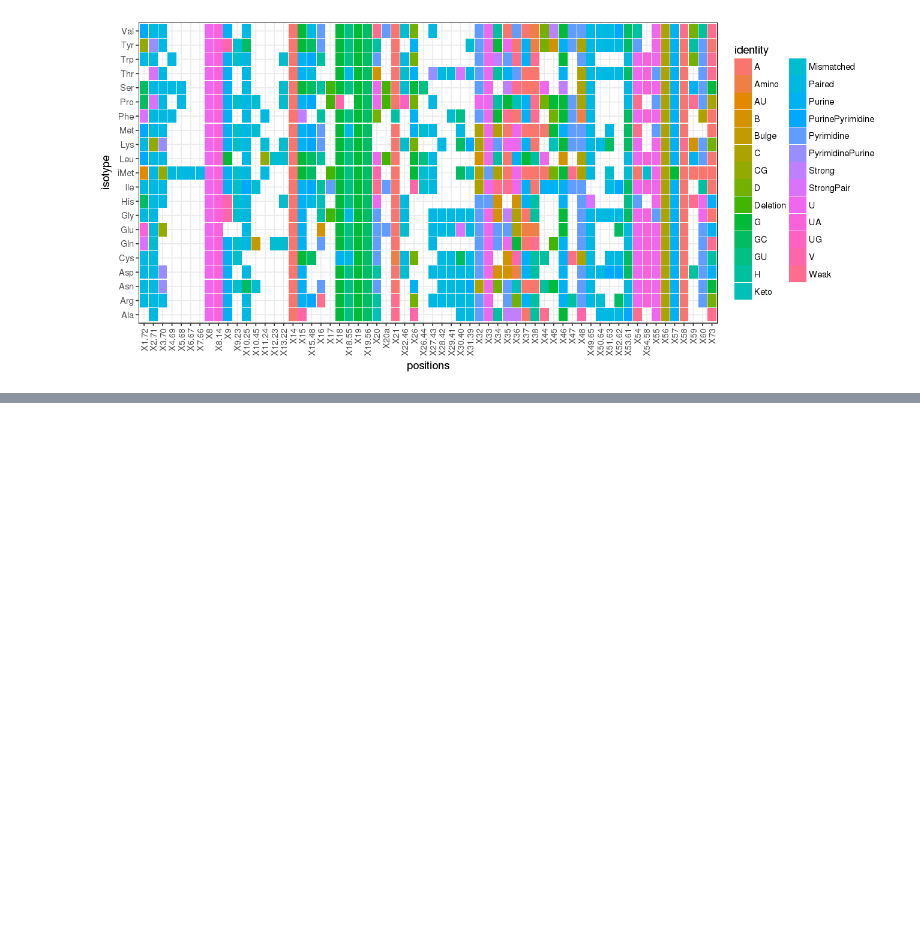
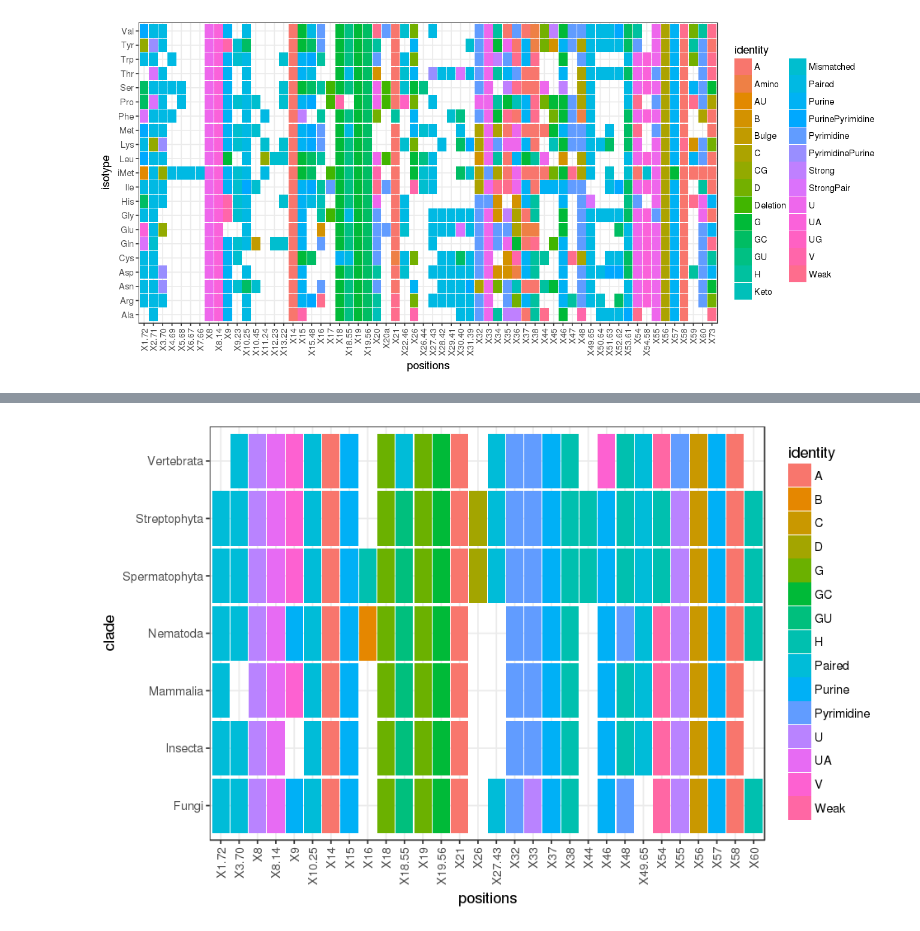
Before and after one commit to bylin/euk-features, a Jupyter notebook: notebooks/isotype-clade-specific.ipynb, the cells around one changed output, grey strips where cells are left out. Drawn from its saved outputs; the diff is of its cells as text; code cells hidden in the pictures; blank space fills up the shorter version.

Commit message:
clade-specific

```diff
--- a/notebooks/isotype-clade-specific.ipynb
+++ b/notebooks/isotype-clade-specific.ipynb
@@ -263,0 +235,26 @@ You would expect that consensus elements would be recapitulated as long uninterr
+# %%
+get_clade_IDE = function(clade, position, codes) {
+  clade = unique(clade)
+  position = unique(position)
+  best_codes = resolve_code(codes) # returns a vector of all possible combinations of bases. Note that this is not limited to the basic combinations given by the codes variable.
+  if (length(clade) != 1) stop("Multiple clades passed to function")
+  if (length(position) != 1) stop("Multiple positions passed to function")
+  if (length(codes) != 21) return("N/A") # make sure that each isotype is represented
+  if (length(best_codes) == 0) return("N/A")
+  codes = list(A = "A", C = "C", G = "G", U = "U", Deletion = c("-", "."), Purine = c("A", "G"), Pyrimidine = c("C", "U"), Weak = c("A", "U"), Strong = c("G", "C"), Amino = c("A", "C"), Keto = c("G", "U"), B = c("C", "G", "U"), D = c("A", "G", "U"), H = c("A", "C", "U"), V = c("A", "C", "G"), D = c("A", "G", "U"), GC =  "G:C", AU =  "A:U", UA =  "U:A", CG =  "C:G", GU =  "G:U", UG =  "U:G", PairDeletion =  "-:-", PurinePyrimidine = c("A:U", "G:C"), PyrimidinePurine = c("U:A", "C:G"), StrongPair = c("G:C", "C:G"), WeakPair = c("A:U", "U:A"), Wobble = c("G:U", "U:G"), Paired = c("A:U", "U:A", "C:G", "G:C", "G:U", "U:G"), Bulge = c("A:-", "U:-", "C:-", "G:-", "-:A", "-:G", "-:C", "-:U"), Mismatched = c("A:A", "G:G", "C:C", "U:U", "A:G", "A:C", "C:A", "C:U", "G:A", "U:C"))
+  # for each possible code, check each species
+  # this ensures that we consider other IDEs if the most specific one fails the species check. For example, if "Purine" fails, we also consider "V"
+  species_check = sapply(best_codes, function(code) {
+    codes_str = paste0("c('", paste0(codes[[code]], collapse="', '"), "')")
+    df = identities %>%
+           select_('species', 'clade', position) %>%
+           filter_(paste0("clade == '", clade, "'")) %>%
+           group_by_('species') %>%
+           summarize_(match = paste0("sum(", position, " %in% ", codes_str, ")"),
+                      miss = paste0("sum(!(", position, " %in% ", codes_str, "))")) %>%
+           mutate(ubiquitous = match > miss)
+    all(df$ubiquitous)
+  })
+  ide = names(species_check[species_check])[1]
+  return(ifelse(is.na(ide), "N/A", ide))
+}
@@ -263,0 +272,14 @@ You would expect that consensus elements would be recapitulated as long uninterr
+# %%
+clade_specific = best_freqs %>%
+  group_by(clade, positions) %>%
+  summarize(identity = get_clade_IDE(clade, positions, variable)) %>%
+  filter(identity != "N/A")
+# %%
+options(repr.plot.width=8, repr.plot.height=5)
+clade_specific %>%
+  mutate(positions=factor(positions, c('X1.72', 'X2.71', 'X3.70', 'X4.69', 'X5.68', 'X6.67', 'X7.66', 'X8', 'X8.14', 'X9', 'X9.23', 'X10.25', 'X10.45', 'X11.24', 'X12.23', 'X13.22', 'X14', 'X15', 'X15.48', 'X16', 'X17', 'X18', 'X18.55', 'X19', 'X19.56', 'X20', 'X20a', 'X21', 'X22.46', 'X26', 'X26.44', 'X27.43', 'X28.42', 'X29.41', 'X30.40', 'X31.39', 'X32', 'X33', 'X34', 'X35', 'X36', 'X37', 'X38', 'X44', 'X45', 'X46', 'X47', 'X48', 'X49.65', 'X50.64', 'X51.63', 'X52.62', 'X53.61', 'X54', 'X54.58', 'X55', 'X56', 'X57', 'X58', 'X59', 'X60', 'X73'))) %>%
+  group_by(clade, positions, identity) %>%
+  summarize(isotypes = n()) %>%
+  ggplot() + geom_tile(aes(x=positions, y=clade, fill=identity), width=0.95, height=0.95) + theme(axis.text.x=element_text(angle=90, hjust=1, vjust=0.5))
+# %% [output]
+[figure, added]
```
Also changed, not shown: parts of 5 cells of this notebook.
